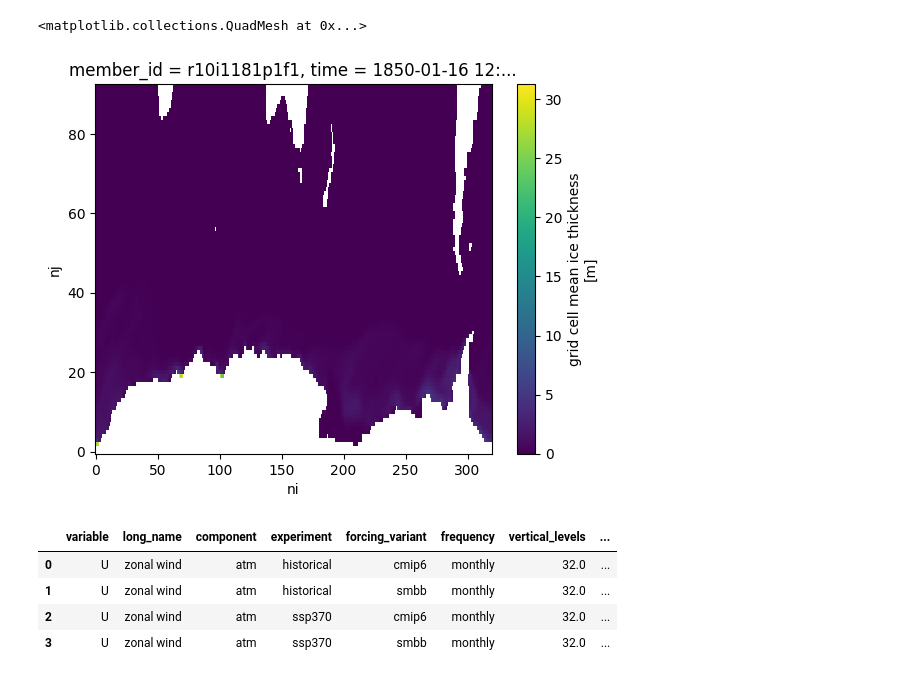
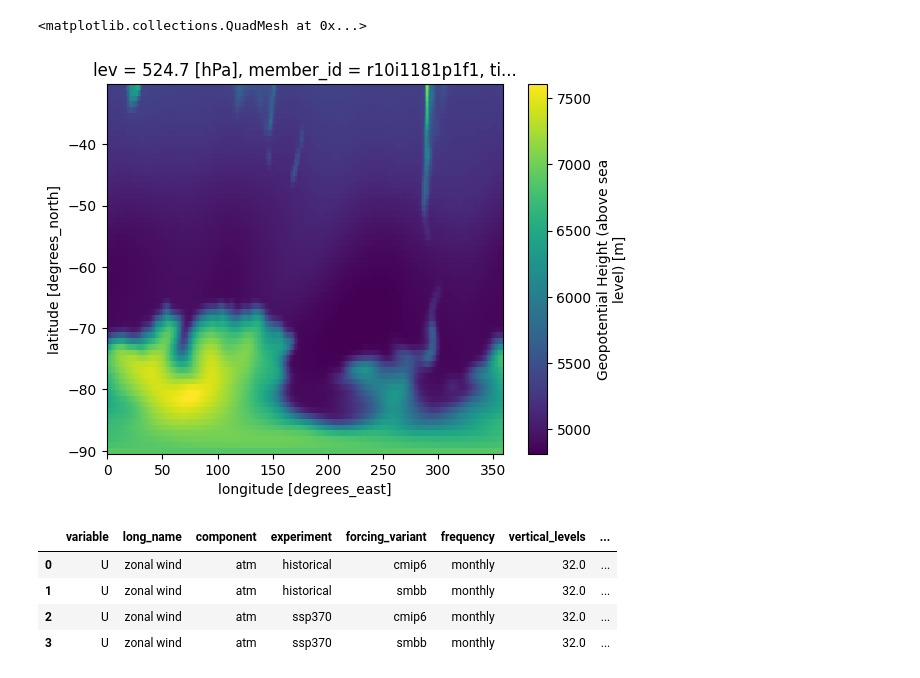
Before and after one commit to ychnli/sicpred, a Jupyter notebook: notebooks/cesm_lens_testing.ipynb, the cells around one changed output. Drawn from its saved outputs; the diff is of its cells as text; code cells hidden in the pictures.

```diff
--- a/notebooks/cesm_lens_testing.ipynb
+++ b/notebooks/cesm_lens_testing.ipynb
@@ -244,8 +235,8 @@ Finding Z3...
-# %%
-saved_subsets
-# %% [output]
-<matplotlib.collections.QuadMesh at 0x...>
-[figure, removed]
+# %%
+saved_subsets["Z3"].isel(time=0).plot()
+# %% [output]
+<matplotlib.collections.QuadMesh at 0x...>
+[figure, added]
 # %%
 catalog_subset = catalog.search(variable="U", frequency='monthly')
 #dsets = catalog_subset.to_dataset_dict(storage_options={'anon':True})
```
Also changed, not shown: parts of 4 cells of this notebook, 1 other file.
